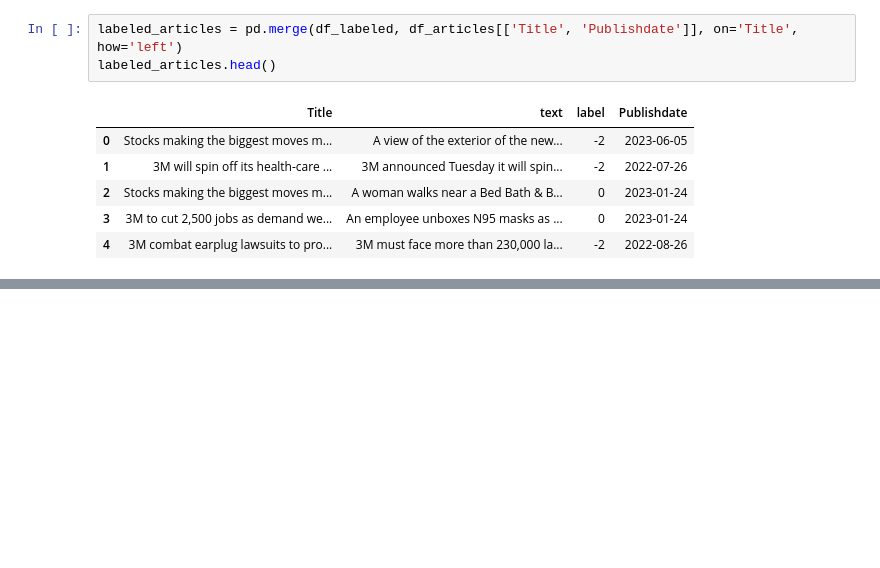
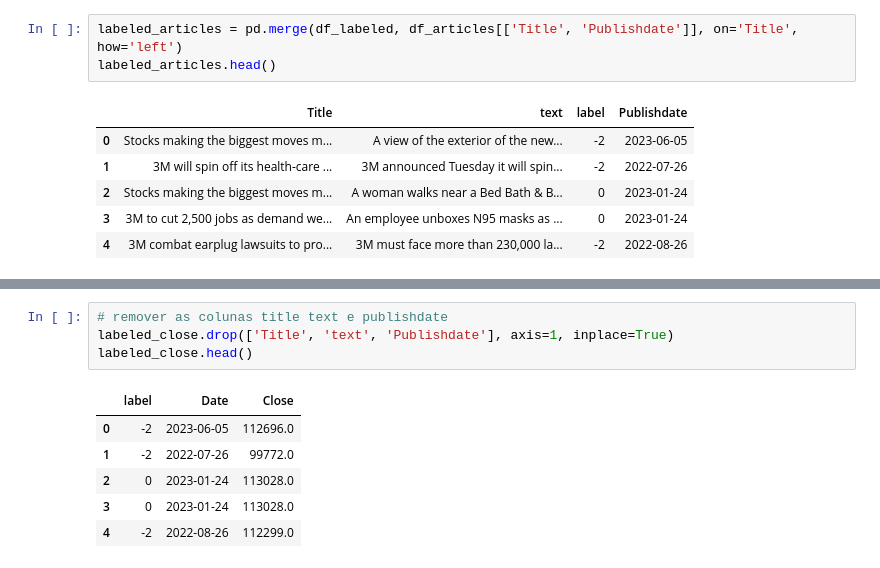
Before and after one commit to erlonL/series-temporais, a Jupyter notebook: projeto2/ST_Projeto2.ipynb, the cells around one changed output, grey strips where cells are left out. Drawn from its saved outputs; the diff is of its cells as text; blank space fills up the shorter version.

```diff
--- a/projeto2/ST_Projeto2.ipynb
+++ b/projeto2/ST_Projeto2.ipynb
@@ -184,0 +229,11 @@ memory usage: 163.0+ KB
+# %%
+# remover as colunas title text e publishdate
+labeled_close.drop(['Title', 'text', 'Publishdate'], axis=1, inplace=True)
+labeled_close.head()
+# %% [output]
+|  | label | Date | Close |
+| 0 | -2 | 2023-06-05 | 112696.0 |
+| 1 | -2 | 2022-07-26 | 99772.0 |
+| 2 | 0 | 2023-01-24 | 113028.0 |
+| 3 | 0 | 2023-01-24 | 113028.0 |
+| 4 | -2 | 2022-08-26 | 112299.0 |
```
Also changed, not shown: parts of 16 cells of this notebook.
